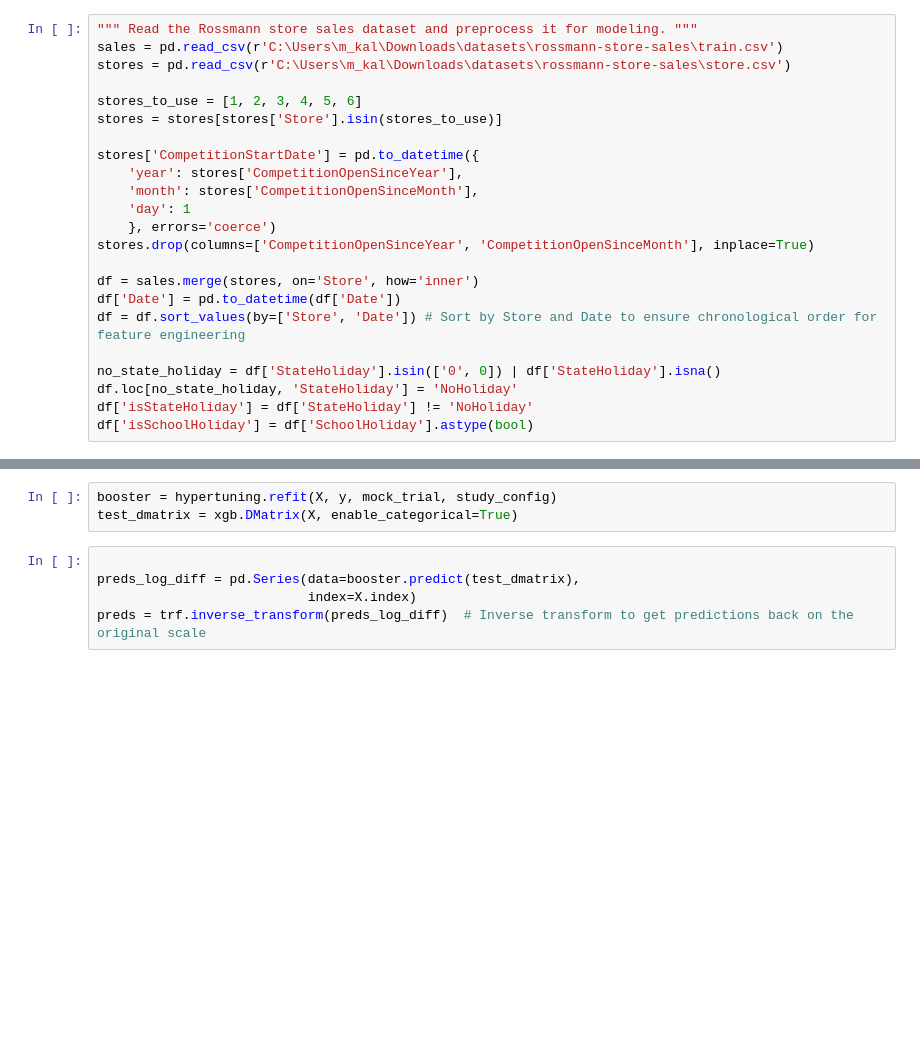
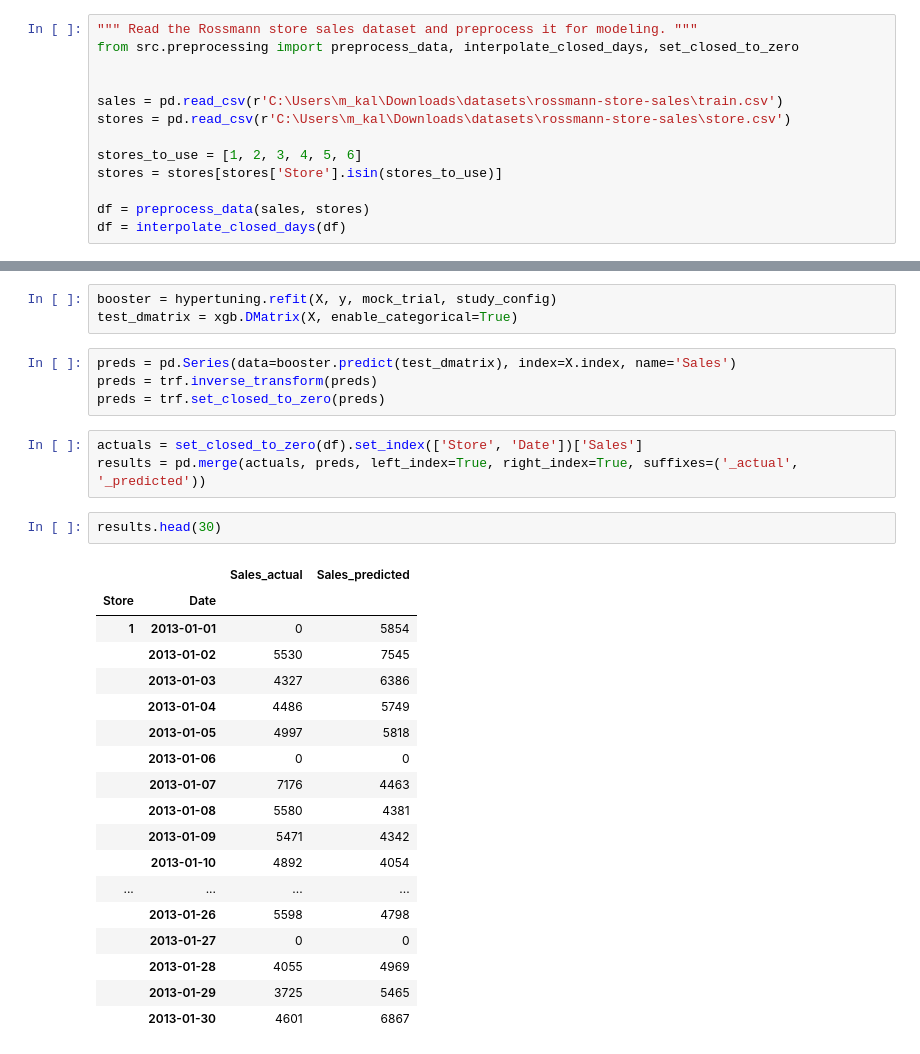
Before and after one commit to Miltos-90/Rossmann_Store_Sales_Forecasting, a Jupyter notebook: test_pipeline.ipynb, the cells around one changed output, grey strips where cells are left out. Saved outputs shown, nothing was run; the diff lists cells and outputs as text; blank space fills up the shorter version.

```diff
--- a/test_pipeline.ipynb
+++ b/test_pipeline.ipynb
@@ -129,24 +129,14 @@ for fold, (train_ix, test_ix) in enumerate(cv.split(X, y), start=1):
 ' \n# Preprocessing steps:\n# 1. Overwrite zero sales for Sundays (closed) with interpolated values based on adjacent open days, \n#    to allow feature creation for those days (e.g. lags, rolls, diff ...
 # %%
 """ Read the Rossmann store sales dataset and preprocess it for modeling. """
+from src.preprocessing import preprocess_data, interpolate_closed_days, set_closed_to_zero
+
+
 sales = pd.read_csv(r'C:\Users\m_kal\Downloads\datasets\rossmann-store-sales\train.csv')
 stores = pd.read_csv(r'C:\Users\m_kal\Downloads\datasets\rossmann-store-sales\store.csv')
 
 stores_to_use = [1, 2, 3, 4, 5, 6]
 stores = stores[stores['Store'].isin(stores_to_use)]
 
-stores['CompetitionStartDate'] = pd.to_datetime({
-    'year': stores['CompetitionOpenSinceYear'],
-    'month': stores['CompetitionOpenSinceMonth'],
-    'day': 1
-    }, errors='coerce')
-stores.drop(columns=['CompetitionOpenSinceYear', 'CompetitionOpenSinceMonth'], inplace=True)
-
-df = sales.merge(stores, on='Store', how='inner')
-df['Date'] = pd.to_datetime(df['Date'])
-df = df.sort_values(by=['Store', 'Date']) # Sort by Store and Date to ensure chronological order for feature engineering
-
-no_state_holiday = df['StateHoliday'].isin(['0', 0]) | df['StateHoliday'].isna()
-df.loc[no_state_holiday, 'StateHoliday'] = 'NoHoliday'
-df['isStateHoliday'] = df['StateHoliday'] != 'NoHoliday'
-df['isSchoolHoliday'] = df['SchoolHoliday'].astype(bool)
+df = preprocess_data(sales, stores)
+df = interpolate_closed_days(df)
@@ -233,10 +218,33 @@ np.float64(0.5380366908500896)
 booster = hypertuning.refit(X, y, mock_trial, study_config)
 test_dmatrix = xgb.DMatrix(X, enable_categorical=True)
 # %%
-
-preds_log_diff = pd.Series(data=booster.predict(test_dmatrix),
-                           index=X.index)
-preds = trf.inverse_transform(preds_log_diff)  # Inverse transform to get predictions back on the original scale
+preds = pd.Series(data=booster.predict(test_dmatrix), index=X.index, name='Sales')
+preds = trf.inverse_transform(preds)
+preds = trf.set_closed_to_zero(preds)
+# %%
+actuals = set_closed_to_zero(df).set_index(['Store', 'Date'])['Sales']
+results = pd.merge(actuals, preds, left_index=True, right_index=True, suffixes=('_actual', '_predicted'))
+# %%
+results.head(30)
+# %% [output]
+|  |  | Sales_actual | Sales_predicted |
+| Store | Date |  |  |
+| 1 | 2013-01-01 | 0 | 5854 |
+|  | 2013-01-02 | 5530 | 7545 |
+|  | 2013-01-03 | 4327 | 6386 |
+|  | 2013-01-04 | 4486 | 5749 |
+|  | 2013-01-05 | 4997 | 5818 |
+|  | 2013-01-06 | 0 | 0 |
+|  | 2013-01-07 | 7176 | 4463 |
+|  | 2013-01-08 | 5580 | 4381 |
+|  | 2013-01-09 | 5471 | 4342 |
+|  | 2013-01-10 | 4892 | 4054 |
+| ... | ... | ... | ... |
+|  | 2013-01-26 | 5598 | 4798 |
+|  | 2013-01-27 | 0 | 0 |
+|  | 2013-01-28 | 4055 | 4969 |
+|  | 2013-01-29 | 3725 | 5465 |
+|  | 2013-01-30 | 4601 | 6867 |
 # %%
 # Extract feature importance from the booster and plot it
 importance = booster.get_score(importance_type='cover')
```
Also changed, not shown: parts of 4 cells of this notebook, 4 other files.
